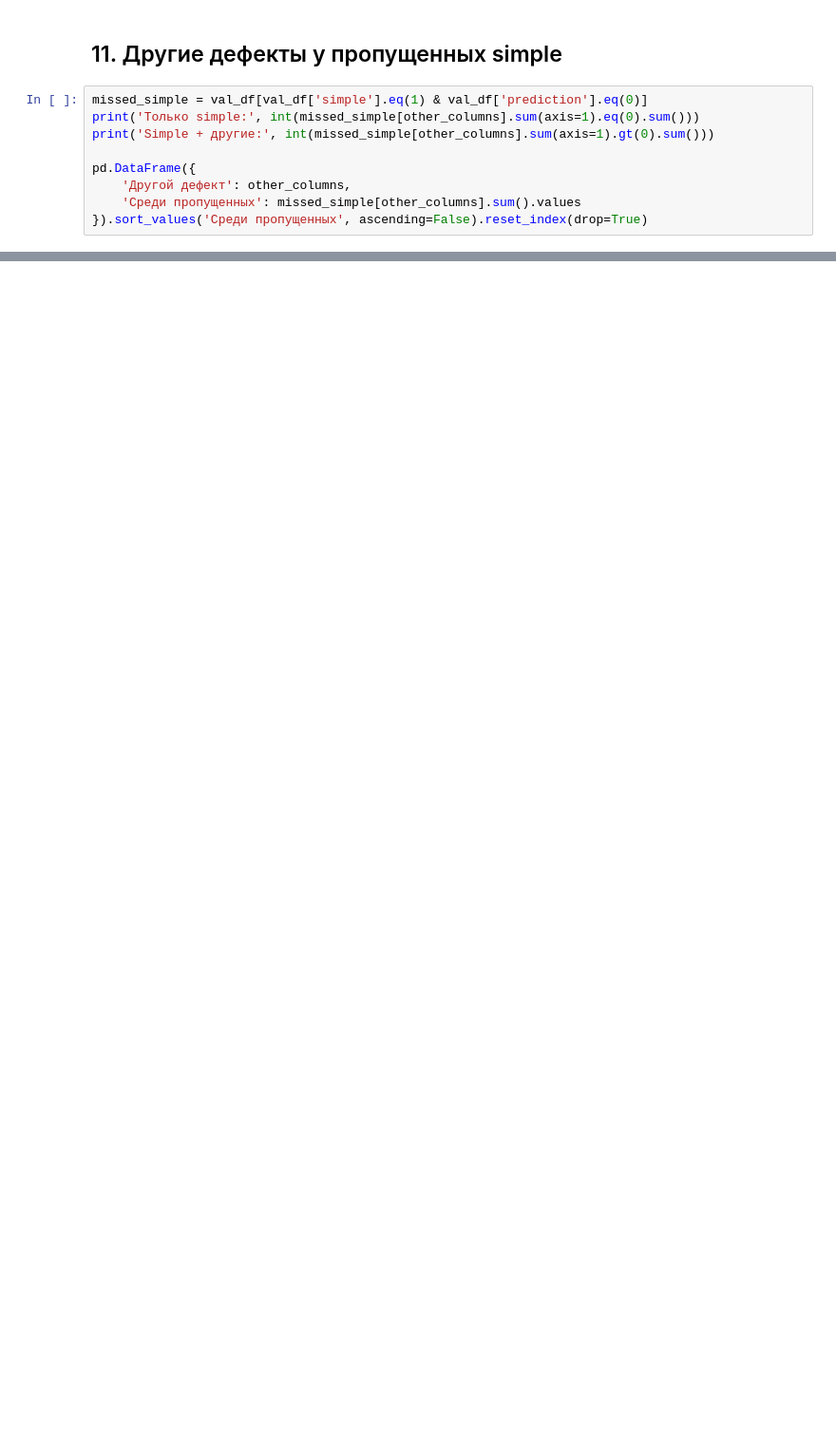
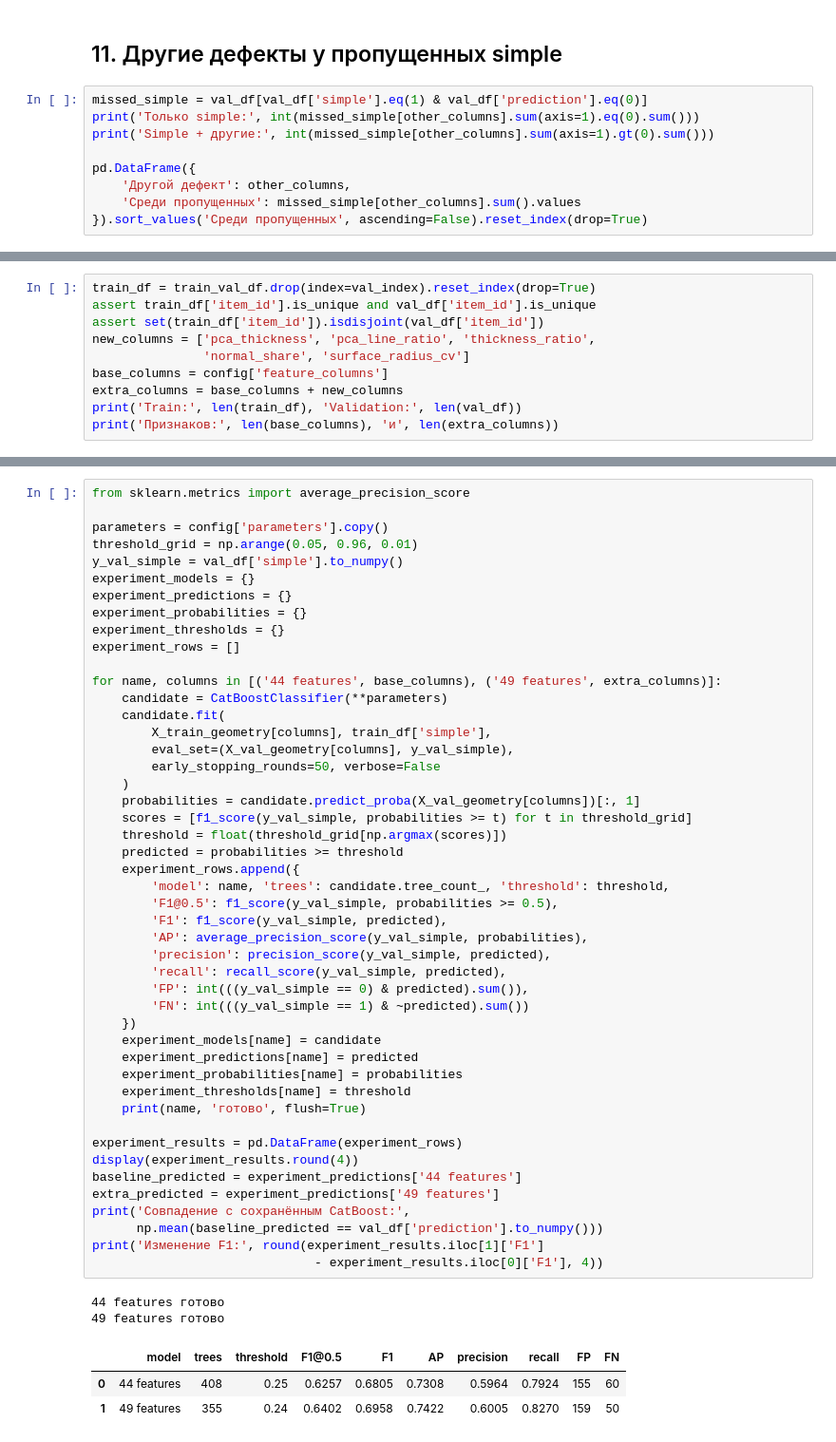
Before and after one commit to gasich27/AI-Challenge-2026-MainStage, a Jupyter notebook: labels/simple/simple.ipynb, the cells around one changed output, grey strips where cells are left out. Shown at 95% size. Saved outputs shown, nothing was run; the diff lists cells and outputs as text; blank space fills up the shorter version.

```diff
--- a/labels/simple/simple.ipynb
+++ b/labels/simple/simple.ipynb
@@ -347,0 +550,10 @@ pd.DataFrame({
+# %%
+train_df = train_val_df.drop(index=val_index).reset_index(drop=True)
+assert train_df['item_id'].is_unique and val_df['item_id'].is_unique
+assert set(train_df['item_id']).isdisjoint(val_df['item_id'])
+new_columns = ['pca_thickness', 'pca_line_ratio', 'thickness_ratio',
+               'normal_share', 'surface_radius_cv']
+base_columns = config['feature_columns']
+extra_columns = base_columns + new_columns
+print('Train:', len(train_df), 'Validation:', len(val_df))
+print('Признаков:', len(base_columns), 'и', len(extra_columns))
@@ -347,0 +619,53 @@ pd.DataFrame({
+# %%
+from sklearn.metrics import average_precision_score
+
+parameters = config['parameters'].copy()
+threshold_grid = np.arange(0.05, 0.96, 0.01)
+y_val_simple = val_df['simple'].to_numpy()
+experiment_models = {}
+experiment_predictions = {}
+experiment_probabilities = {}
+experiment_thresholds = {}
+experiment_rows = []
+
+for name, columns in [('44 features', base_columns), ('49 features', extra_columns)]:
+    candidate = CatBoostClassifier(**parameters)
+    candidate.fit(
+        X_train_geometry[columns], train_df['simple'],
+        eval_set=(X_val_geometry[columns], y_val_simple),
+        early_stopping_rounds=50, verbose=False
+    )
+    probabilities = candidate.predict_proba(X_val_geometry[columns])[:, 1]
+    scores = [f1_score(y_val_simple, probabilities >= t) for t in threshold_grid]
+    threshold = float(threshold_grid[np.argmax(scores)])
+    predicted = probabilities >= threshold
+    experiment_rows.append({
+        'model': name, 'trees': candidate.tree_count_, 'threshold': threshold,
+        'F1@0.5': f1_score(y_val_simple, probabilities >= 0.5),
+        'F1': f1_score(y_val_simple, predicted),
+        'AP': average_precision_score(y_val_simple, probabilities),
+        'precision': precision_score(y_val_simple, predicted),
+        'recall': recall_score(y_val_simple, predicted),
+        'FP': int(((y_val_simple == 0) & predicted).sum()),
+        'FN': int(((y_val_simple == 1) & ~predicted).sum())
+    })
+    experiment_models[name] = candidate
+    experiment_predictions[name] = predicted
+    experiment_probabilities[name] = probabilities
+    experiment_thresholds[name] = threshold
+    print(name, 'готово', flush=True)
+
+experiment_results = pd.DataFrame(experiment_rows)
+display(experiment_results.round(4))
+baseline_predicted = experiment_predictions['44 features']
+extra_predicted = experiment_predictions['49 features']
+print('Совпадение с сохранённым CatBoost:',
+      np.mean(baseline_predicted == val_df['prediction'].to_numpy()))
+print('Изменение F1:', round(experiment_results.iloc[1]['F1']
+                              - experiment_results.iloc[0]['F1'], 4))
+# %% [output]
+44 features готово
+49 features готово
+|  | model | trees | threshold | F1@0.5 | F1 | AP | precision | recall | FP | FN |
+| 0 | 44 features | 408 | 0.25 | 0.6257 | 0.6805 | 0.7308 | 0.5964 | 0.7924 | 155 | 60 |
+| 1 | 49 features | 355 | 0.24 | 0.6402 | 0.6958 | 0.7422 | 0.6005 | 0.8270 | 159 | 50 |
```
Also changed, not shown: parts of 20 cells of this notebook, 4 other files.
